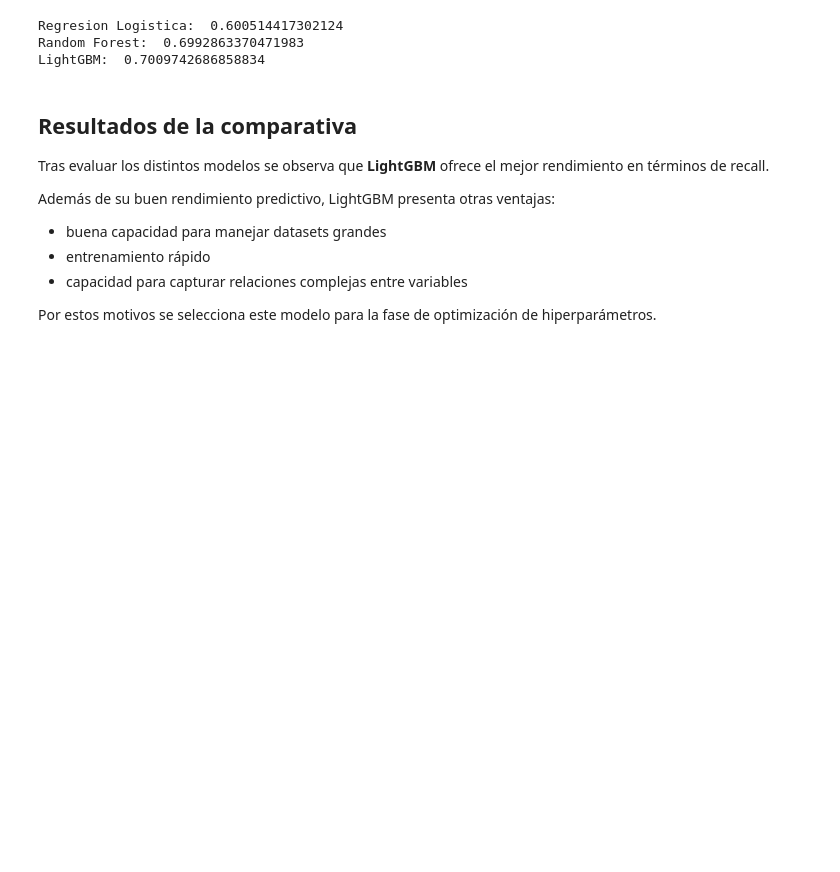
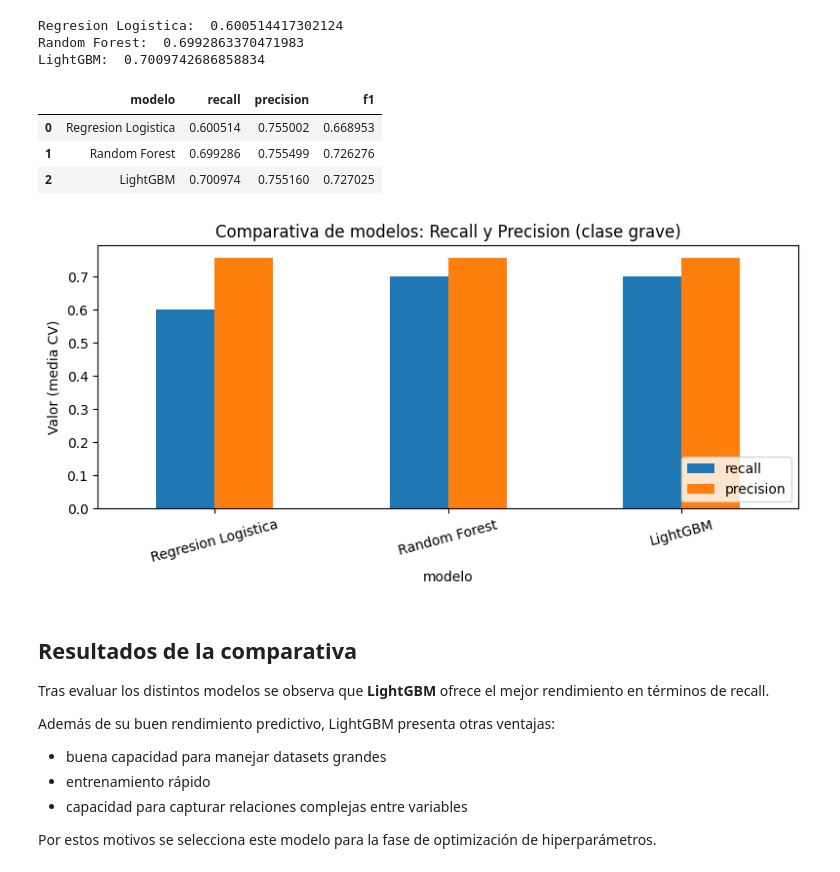
Before and after one commit to LucasBalaguer/ML_Infracciones_de_trafico, a Jupyter notebook: main.ipynb, the cells around one changed output. Saved outputs shown, nothing was run; the diff lists cells and outputs as text; code cells hidden in the pictures; blank space fills up the shorter version.

```diff
--- a/main.ipynb
+++ b/main.ipynb
@@ -421,6 +423,54 @@ for tipo, modelo in modelos_clf.items():
 Regresion Logistica:  0.600514417302124
 Random Forest:  0.6992863370471983
 LightGBM:  0.7009742686858834
+# %%
+from sklearn.model_selection import cross_validate
+from sklearn.metrics import make_scorer, recall_score, precision_score, f1_score
+
+scorers = {
+    "recall": make_scorer(recall_score, pos_label=1),
+    "precision": make_scorer(precision_score, pos_label=1),
+    "f1": make_scorer(f1_score, pos_label=1)
+}
+
+resultados = []
+
+for nombre, modelo in modelos_clf.items():
+
+    scores = cross_validate(
+        modelo,
+        X_train,
+        y_train,
+        cv=5,
+        scoring=scorers,
+        n_jobs=-1   # usa todos los núcleos
+    )
+
+    fila = {
+        "modelo": nombre,
+        "recall": scores["test_recall"].mean(),
+        "precision": scores["test_precision"].mean(),
+        "f1": scores["test_f1"].mean()
+    }
+
+    resultados.append(fila)
+
+df_comp = pd.DataFrame(resultados)
+display(df_comp)
+
+df_comp.set_index("modelo")[["recall", "precision"]].plot(kind="bar", figsize=(8,4))
+plt.ylabel("Valor (media CV)")
+plt.title("Comparativa de modelos: Recall y Precision (clase grave)")
+plt.xticks(rotation=15)
+plt.legend(loc="lower right")
+plt.tight_layout()
+plt.show()
+# %% [output]
+|  | modelo | recall | precision | f1 |
+| 0 | Regresion Logistica | 0.600514 | 0.755002 | 0.668953 |
+| 1 | Random Forest | 0.699286 | 0.755499 | 0.726276 |
+| 2 | LightGBM | 0.700974 | 0.755160 | 0.727025 |
+[figure, added]
 # %% [markdown]
 ## Resultados de la comparativa
 
```
Also changed, not shown: parts of 8 cells of this notebook, 1 other file.
